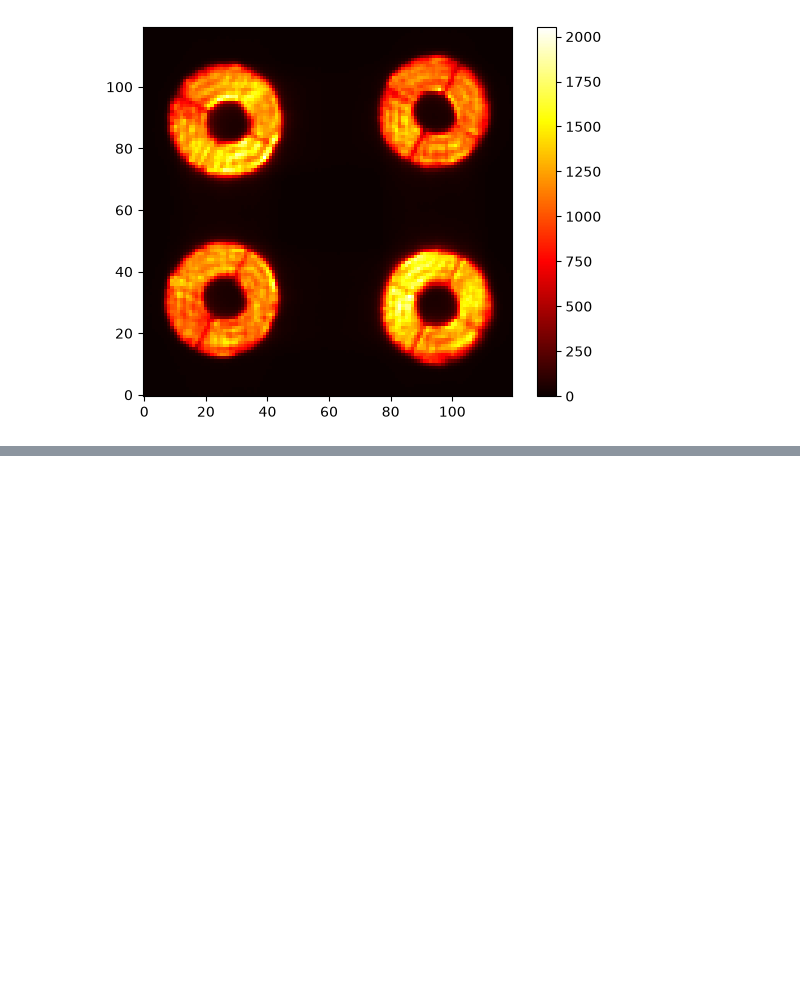
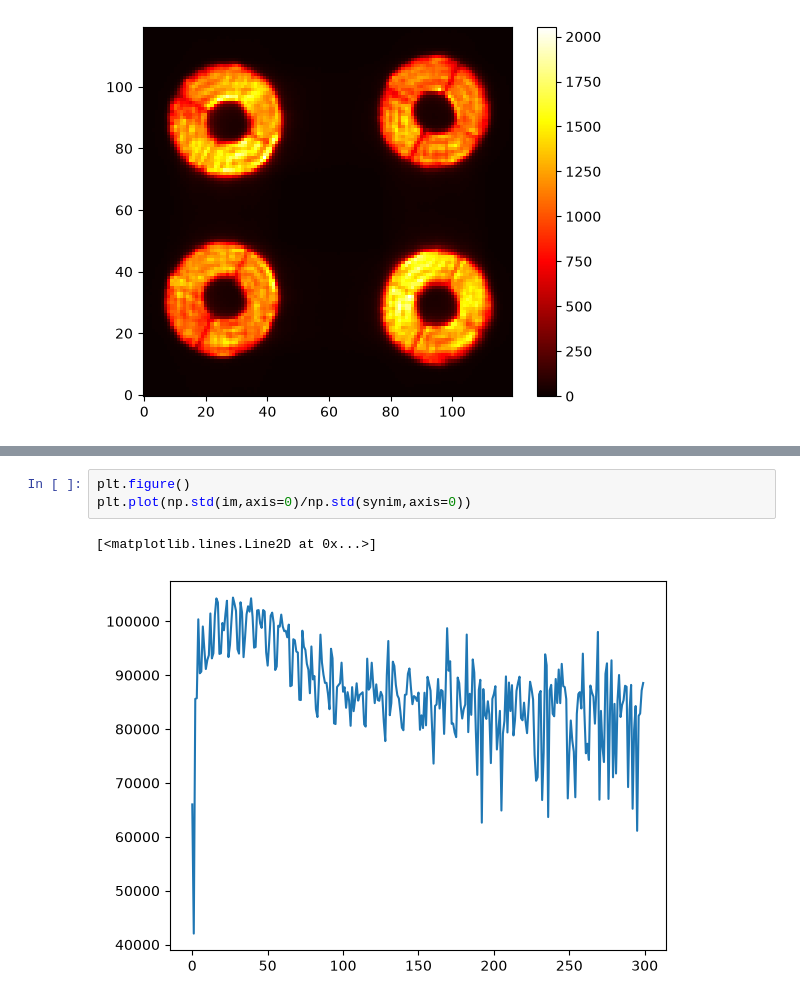
Before and after one commit to Menessao/SPECULA, a Jupyter notebook: config/EKARUS/ekarusSynIM.ipynb, the cells around one changed output, grey strips where cells are left out. Cells and saved outputs as stored; diff of their text form; blank space fills up the shorter version.

```diff
--- a/config/EKARUS/ekarusSynIM.ipynb
+++ b/config/EKARUS/ekarusSynIM.ipynb
@@ -128,0 +177,6 @@ plt.colorbar()
+# %%
+plt.figure()
+plt.plot(np.std(im,axis=0)/np.std(synim,axis=0))
+# %% [output]
+[<matplotlib.lines.Line2D at 0x...>]
+[figure, added]
```
Also changed, not shown: parts of 9 cells of this notebook, 11 other files.
